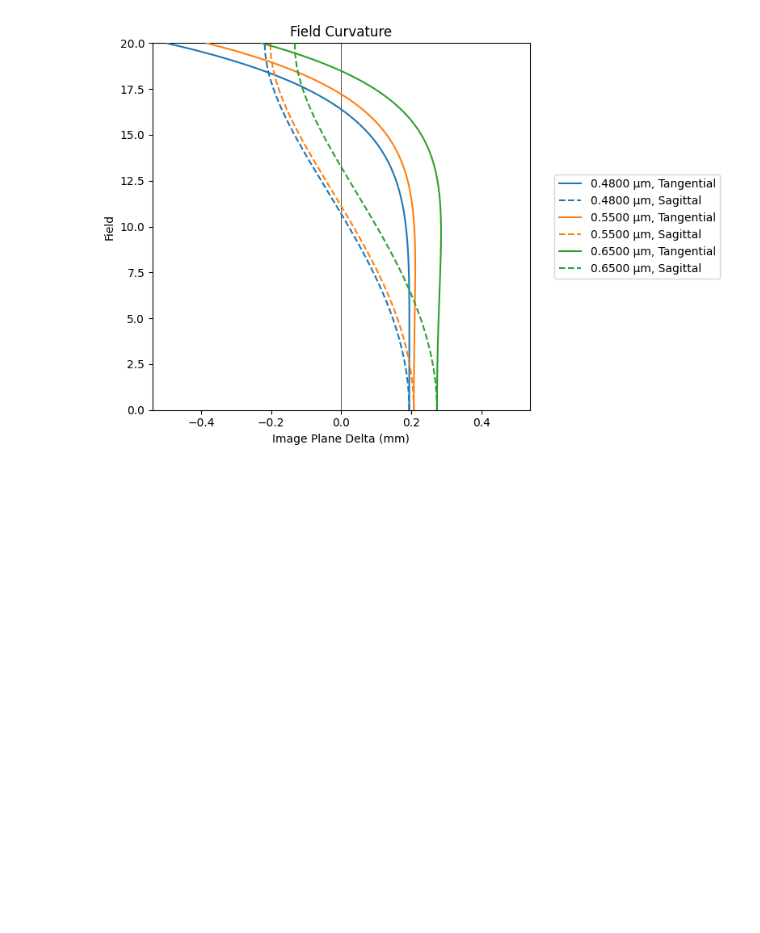
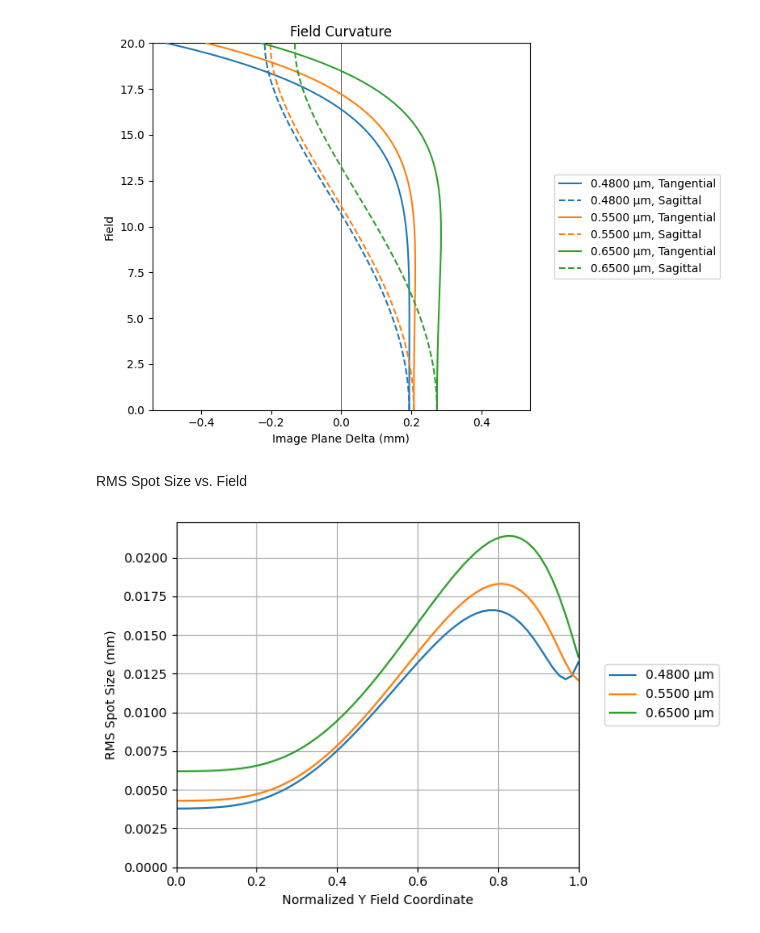
Before and after one commit to HarrisonKramer/optiland, a Jupyter notebook: docs/examples/Tutorial_3a_Common_Aberration_Analyses.ipynb, the cells around one changed output. Cells and saved outputs as stored; diff of their text form; code cells hidden in the pictures; blank space fills up the shorter version.

Commit message:
feat: enhance analysis module with additional RMS calculations

```diff
--- a/docs/examples/Tutorial_3a_Common_Aberration_Analyses.ipynb
+++ b/docs/examples/Tutorial_3a_Common_Aberration_Analyses.ipynb
@@ -99,3 +99,10 @@ field_curv = analysis.FieldCurvature(lens)
 field_curv.view()
 # %% [output]
 [figure]
+# %% [markdown]
+RMS Spot Size vs. Field
+# %%
+rms_spot_vs_field = analysis.RmsSpotSizeVsField(lens)
+rms_spot_vs_field.view()
+# %% [output]
+[figure, added]
```
Also changed, not shown: parts of 3 cells of this notebook.
